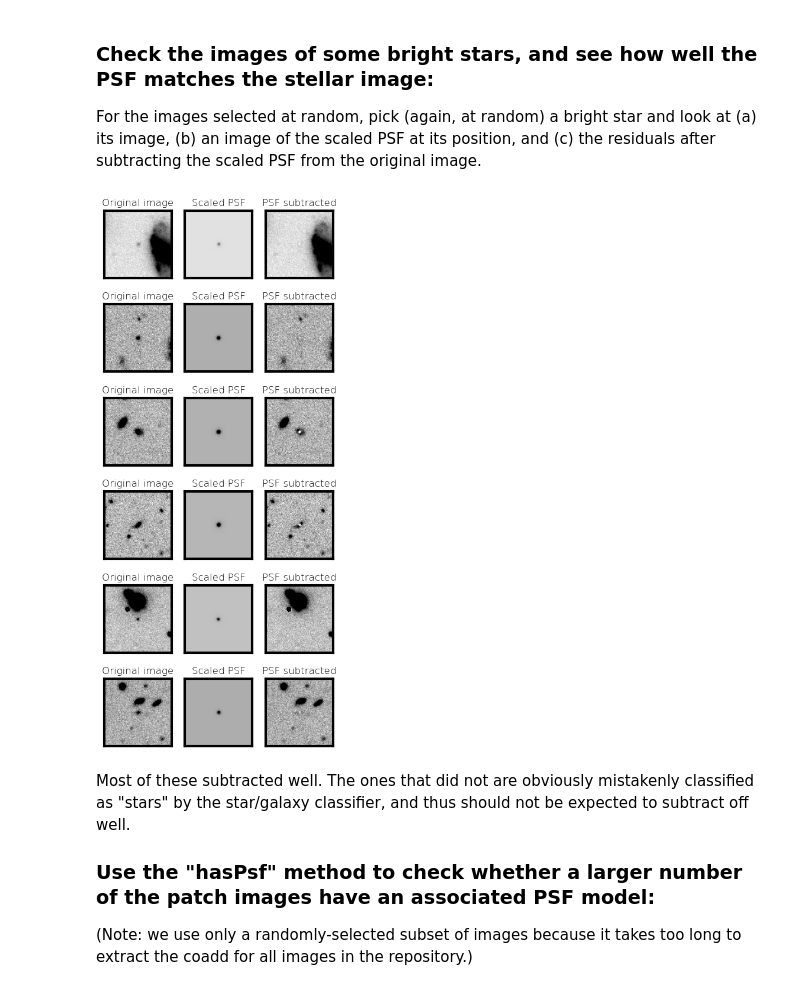
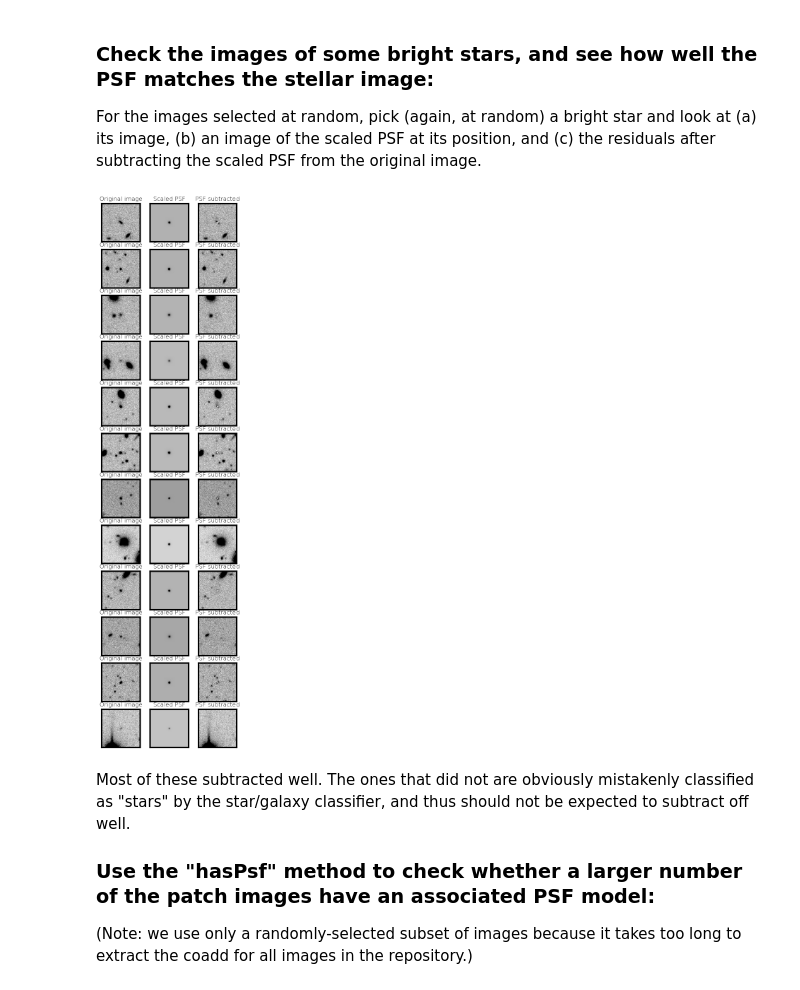
Before and after one commit to lsst-dm/DMTR-401, a Jupyter notebook: notebooks/test_LVV-T62.ipynb, the cells around one changed output. Drawn from its saved outputs; the diff is of its cells as text; code cells hidden in the pictures.

```diff
--- a/notebooks/test_LVV-T62.ipynb
+++ b/notebooks/test_LVV-T62.ipynb
@@ -72,6 +72,6 @@ for data_id in butler.registry.queryDataIds(
 # %%
 # Select some tract/patch combinations from these at random:
-numpatches = 6
+numpatches = 12
 dataid_sel = random.choices(data_ids, k=numpatches)
 
 for d in dataid_sel:
@@ -232,7 +239,7 @@ For the images selected at random, pick (again, at random) a bright star and loo
 # %%
 ncols = 3
 nrows = numpatches # a star from each patch per row
-f, ax = plt.subplots(nrows=int(nrows), ncols=int(ncols), sharey=True, sharex=True, figsize=(5,12))
+f, ax = plt.subplots(nrows=int(nrows), ncols=int(ncols), sharey=True, sharex=True, figsize=(5, 20))
 axnum = 0
 axs = ax.flatten()
 plt.rcParams.update({'font.size' : 10})
@@ -308,34 +315,34 @@ for dataref in datarefs:
     axs[axnum].set_title('Original image')
     axs[axnum].get_xaxis().set_visible(False)
     axs[axnum].get_yaxis().set_visible(False)
 
     axnum += 1
 
     # Get the dimensions of the image so we can set plot limits
     imsize = model.image.getDimensions()
     axs[axnum].imshow(model.image.array, vmin=vmin0, vmax=vmax0, cmap='binary')
     # Set the plot range to the dimensions:
     axs[axnum].set_xlim(0,imsize[0])
     axs[axnum].set_ylim(0,imsize[1])
     axs[axnum].set_title('Scaled PSF')
     axs[axnum].get_xaxis().set_visible(False)
     axs[axnum].get_yaxis().set_visible(False)
 
     axnum += 1
 
     # Get the dimensions of the image so we can set plot limits
     imsize = residuals.image.getDimensions()
     axs[axnum].imshow(residuals.image.array, vmin=vmin0, vmax=vmax0, cmap='binary')
     # Set the plot range to the dimensions:
     axs[axnum].set_xlim(0,imsize[0])
     axs[axnum].set_ylim(0,imsize[1])
     axs[axnum].set_title('PSF subtracted')
     axs[axnum].get_xaxis().set_visible(False)
     axs[axnum].get_yaxis().set_visible(False)
 
     axnum += 1
 # %% [output]
-[figure, old version]
+[figure, new version]
 # %% [markdown]
 Most of these subtracted well. The ones that did not are obviously mistakenly classified as "stars" by the star/galaxy classifier, and thus should not be expected to subtract off well.
 
```
Also changed, not shown: parts of 5 cells of this notebook.
